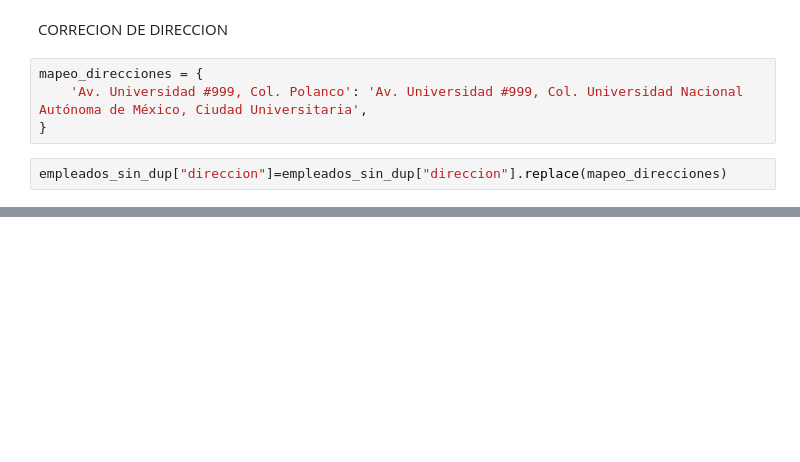
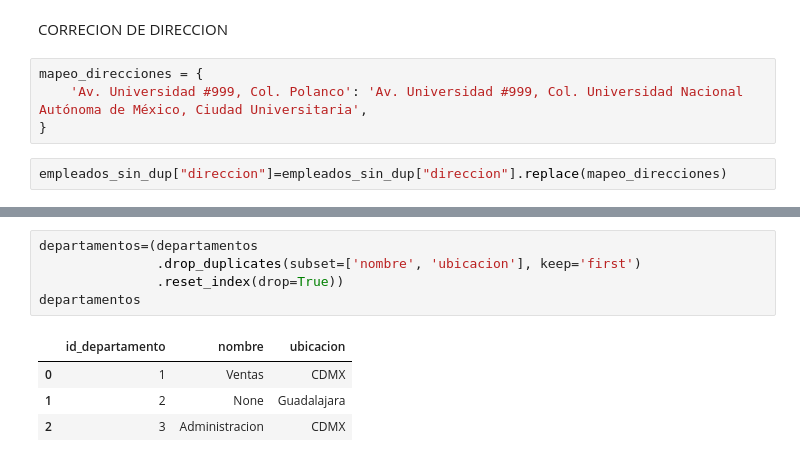
Before and after one commit to JonathanAlbertoBarrera/LimpiezaDatosPandas, a Jupyter notebook: 1-PracticaCalidadDatos/1_PracticaDatosNotebook.ipynb, the cells around one changed output, grey strips where cells are left out. Drawn from its saved outputs; the diff is of its cells as text; blank space fills up the shorter version.

```diff
--- a/1-PracticaCalidadDatos/1_PracticaDatosNotebook.ipynb
+++ b/1-PracticaCalidadDatos/1_PracticaDatosNotebook.ipynb
@@ -329,0 +362,10 @@ empleados_sin_dup
+# %%
+departamentos=(departamentos
+               .drop_duplicates(subset=['nombre', 'ubicacion'], keep='first')
+               .reset_index(drop=True))
+departamentos
+# %% [output]
+|  | id_departamento | nombre | ubicacion |
+| 0 | 1 | Ventas | CDMX |
+| 1 | 2 | None | Guadalajara |
+| 2 | 3 | Administracion | CDMX |
```
Also changed, not shown: parts of 6 cells of this notebook.
